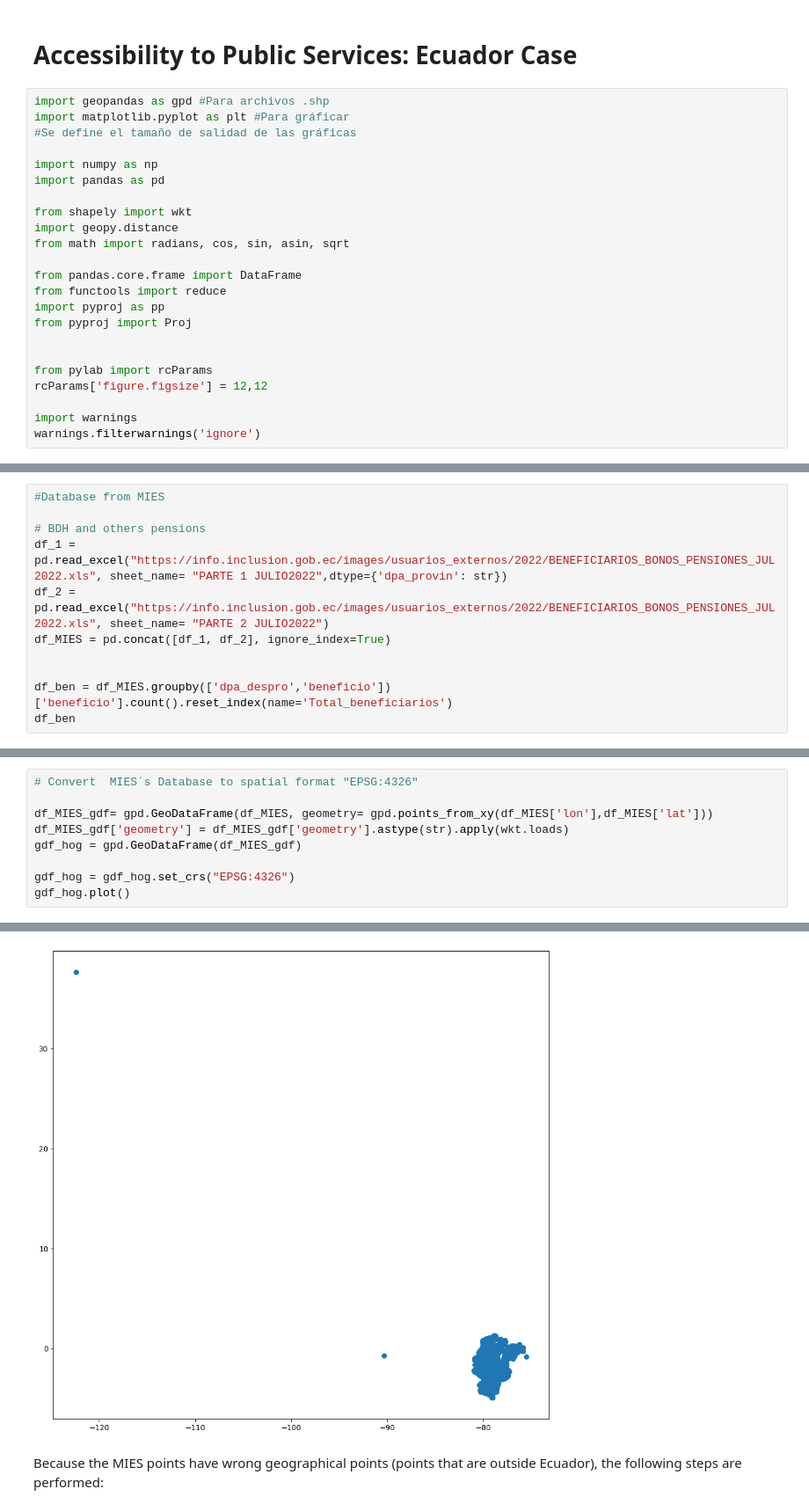
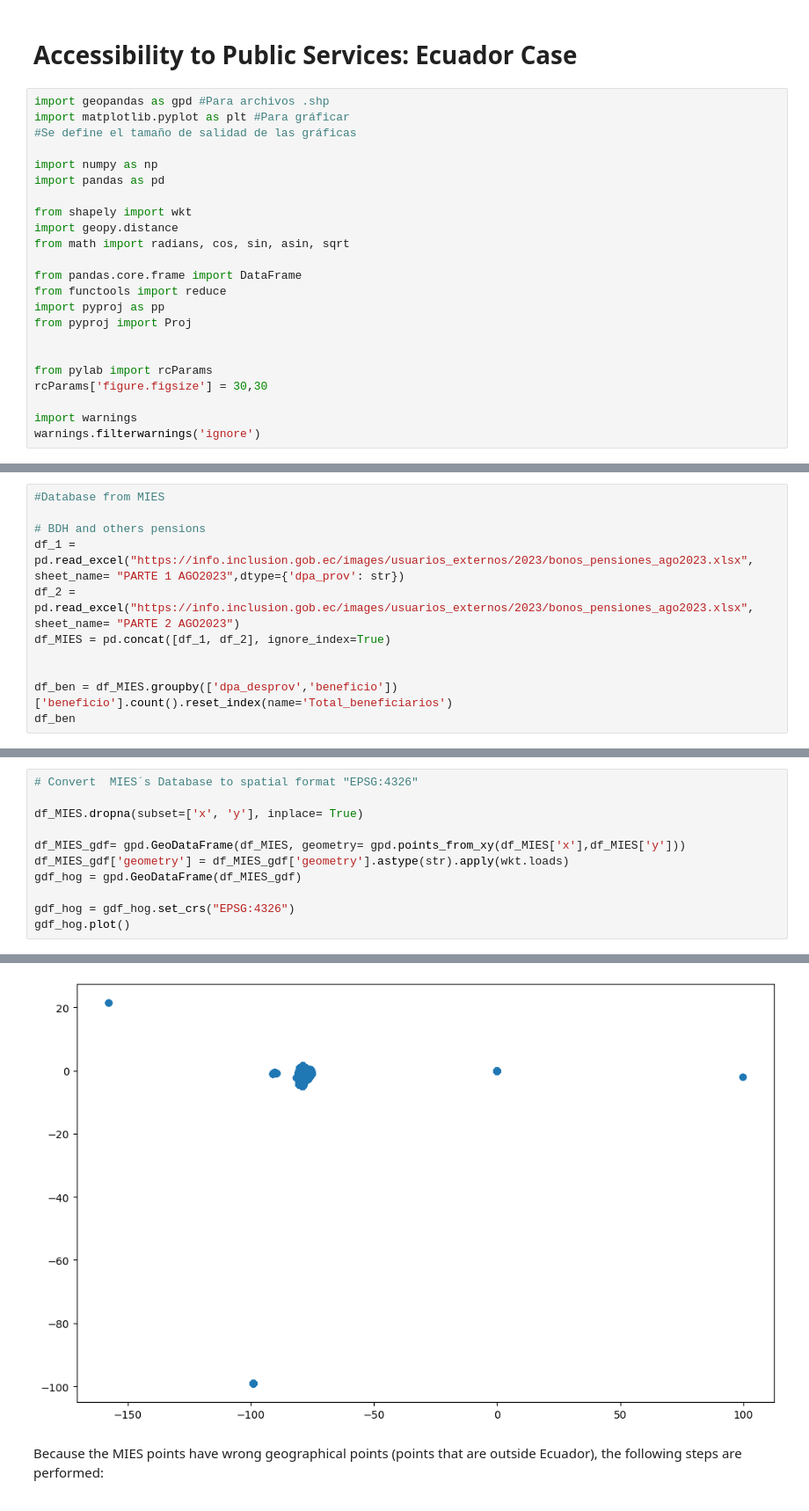
Before and after one commit to megonzau/Spatial-Analytics, a Jupyter notebook: code/main.ipynb, the cells around one changed output, grey strips where cells are left out. Shown at 88% size. Cells and saved outputs as stored; diff of their text form.

Commit message:
Update 2510
make a new code for Handle spatial data using Quito as example

```diff
--- a/code/main.ipynb
+++ b/code/main.ipynb
@@ -19,7 +19,7 @@ from pyproj import Proj
 
 
 from pylab import rcParams
-rcParams['figure.figsize'] = 12,12
+rcParams['figure.figsize'] = 30,30
 
 import warnings
 warnings.filterwarnings('ignore')
@@ -29,11 +29,11 @@ warnings.filterwarnings('ignore')
 #Database from MIES
 
 # BDH and others pensions
-df_1 = pd.read_excel("https://info.inclusion.gob.ec/images/usuarios_externos/2022/BENEFICIARIOS_BONOS_PENSIONES_JUL2022.xls", sheet_name= "PARTE 1 JULIO2022",dtype={'dpa_provin': str})
-df_2 = pd.read_excel("https://info.inclusion.gob.ec/images/usuarios_externos/2022/BENEFICIARIOS_BONOS_PENSIONES_JUL2022.xls", sheet_name= "PARTE 2 JULIO2022")
+df_1 = pd.read_excel("https://info.inclusion.gob.ec/images/usuarios_externos/2023/bonos_pensiones_ago2023.xlsx", sheet_name= "PARTE 1 AGO2023",dtype={'dpa_prov': str})
+df_2 = pd.read_excel("https://info.inclusion.gob.ec/images/usuarios_externos/2023/bonos_pensiones_ago2023.xlsx", sheet_name= "PARTE 2 AGO2023")
 df_MIES = pd.concat([df_1, df_2], ignore_index=True)
 
 
-df_ben = df_MIES.groupby(['dpa_despro','beneficio'])['beneficio'].count().reset_index(name='Total_beneficiarios')
+df_ben = df_MIES.groupby(['dpa_desprov','beneficio'])['beneficio'].count().reset_index(name='Total_beneficiarios')
 df_ben
 # %% [output]
@@ -53,15 +53,17 @@ df_ben
 # %%
 # Convert  MIES´s Database to spatial format "EPSG:4326"
 
-df_MIES_gdf= gpd.GeoDataFrame(df_MIES, geometry= gpd.points_from_xy(df_MIES['lon'],df_MIES['lat']))
+df_MIES.dropna(subset=['x', 'y'], inplace= True)
+
+df_MIES_gdf= gpd.GeoDataFrame(df_MIES, geometry= gpd.points_from_xy(df_MIES['x'],df_MIES['y']))
 df_MIES_gdf['geometry'] = df_MIES_gdf['geometry'].astype(str).apply(wkt.loads)
 gdf_hog = gpd.GeoDataFrame(df_MIES_gdf)
 
 gdf_hog = gdf_hog.set_crs("EPSG:4326")
 gdf_hog.plot()
 # %% [output]
 <Axes: >
-[figure, old version]
+[figure, new version]
 # %% [markdown]
 Because the MIES points have wrong geographical points (points that are outside Ecuador), the following steps are performed:
 # %% [markdown]
```
Also changed, not shown: parts of 22 cells of this notebook, 1 other file.
